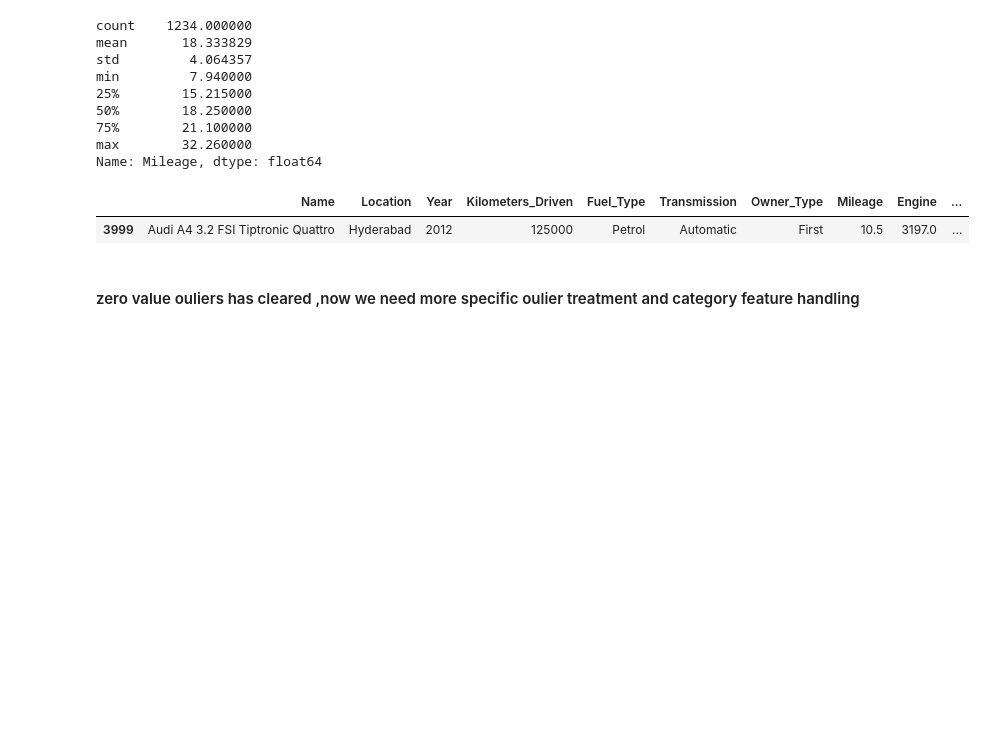
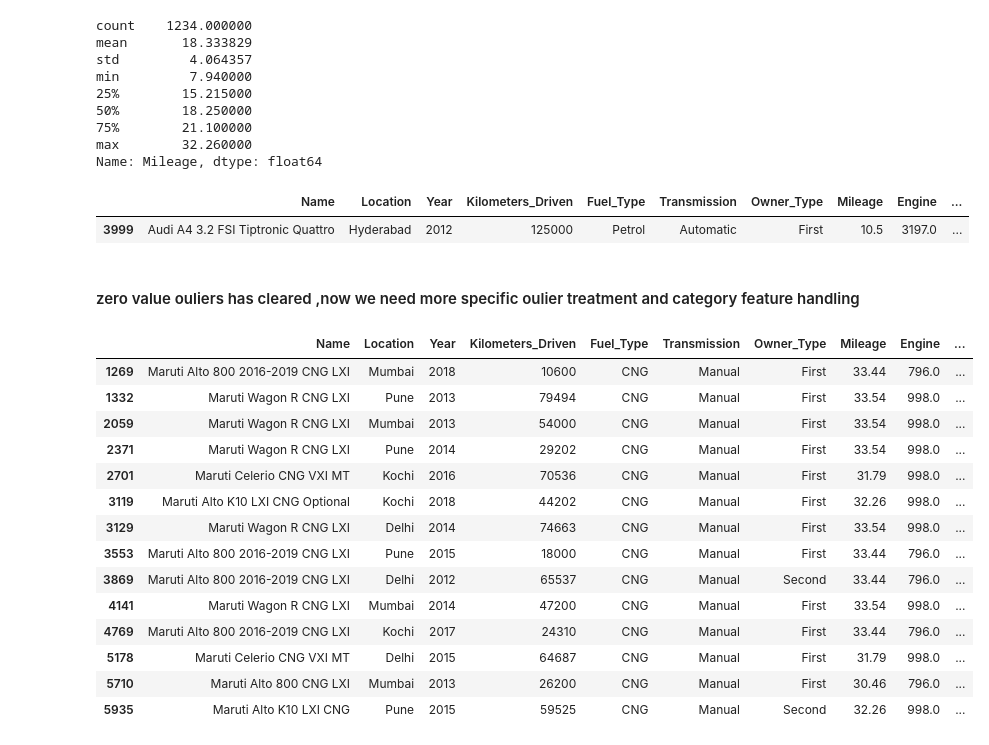
Before and after one commit to Techseeker-404/Project, a Jupyter notebook: car.ipynb, the cells around one changed output. Cells and saved outputs as stored; diff of their text form; code cells hidden in the pictures; blank space fills up the shorter version.

```diff
--- a/car.ipynb
+++ b/car.ipynb
@@ -471,3 +471,21 @@ seat_set = lambda x: impute_seat(x)
 df_train.Seats = df_train.Seats.apply(seat_set)
 # %% [markdown]
 #### zero value ouliers has cleared ,now we need more specific oulier treatment and category feature handling
+# %%
+df_train[(df_train.Engine<1000) & (df_train.Mileage>30)]
+# %% [output]
+|  | Name | Location | Year | Kilometers_Driven | Fuel_Type | Transmission | Owner_Type | Mileage | Engine | ... |
+| 1269 | Maruti Alto 800 2016-2019 CNG LXI | Mumbai | 2018 | 10600 | CNG | Manual | First | 33.44 | 796.0 | ... |
+| 1332 | Maruti Wagon R CNG LXI | Pune | 2013 | 79494 | CNG | Manual | First | 33.54 | 998.0 | ... |
+| 2059 | Maruti Wagon R CNG LXI | Mumbai | 2013 | 54000 | CNG | Manual | First | 33.54 | 998.0 | ... |
+| 2371 | Maruti Wagon R CNG LXI | Pune | 2014 | 29202 | CNG | Manual | First | 33.54 | 998.0 | ... |
+| 2701 | Maruti Celerio CNG VXI MT | Kochi | 2016 | 70536 | CNG | Manual | First | 31.79 | 998.0 | ... |
+| 3119 | Maruti Alto K10 LXI CNG Optional | Kochi | 2018 | 44202 | CNG | Manual | First | 32.26 | 998.0 | ... |
+| 3129 | Maruti Wagon R CNG LXI | Delhi | 2014 | 74663 | CNG | Manual | First | 33.54 | 998.0 | ... |
+| 3553 | Maruti Alto 800 2016-2019 CNG LXI | Pune | 2015 | 18000 | CNG | Manual | First | 33.44 | 796.0 | ... |
+| 3869 | Maruti Alto 800 2016-2019 CNG LXI | Delhi | 2012 | 65537 | CNG | Manual | Second | 33.44 | 796.0 | ... |
+| 4141 | Maruti Wagon R CNG LXI | Mumbai | 2014 | 47200 | CNG | Manual | First | 33.54 | 998.0 | ... |
+| 4769 | Maruti Alto 800 2016-2019 CNG LXI | Kochi | 2017 | 24310 | CNG | Manual | First | 33.44 | 796.0 | ... |
+| 5178 | Maruti Celerio CNG VXI MT | Delhi | 2015 | 64687 | CNG | Manual | First | 31.79 | 998.0 | ... |
+| 5710 | Maruti Alto 800 CNG LXI | Mumbai | 2013 | 26200 | CNG | Manual | First | 30.46 | 796.0 | ... |
+| 5935 | Maruti Alto K10 LXI CNG | Pune | 2015 | 59525 | CNG | Manual | Second | 32.26 | 998.0 | ... |
```
Also changed, not shown: parts of 14 cells of this notebook.
